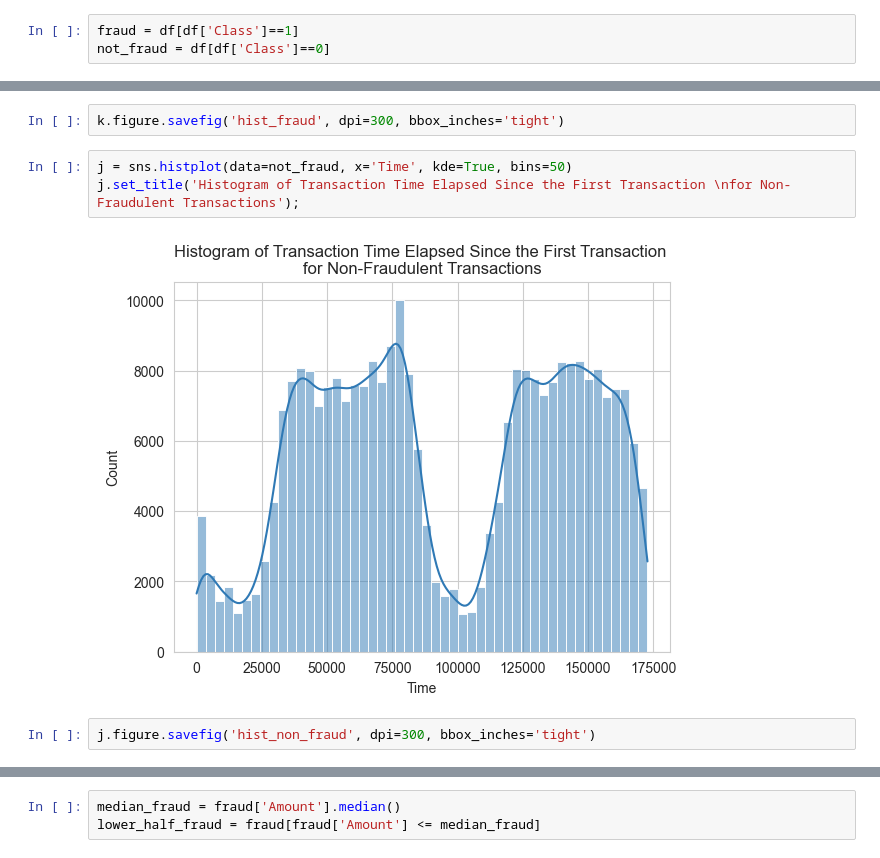
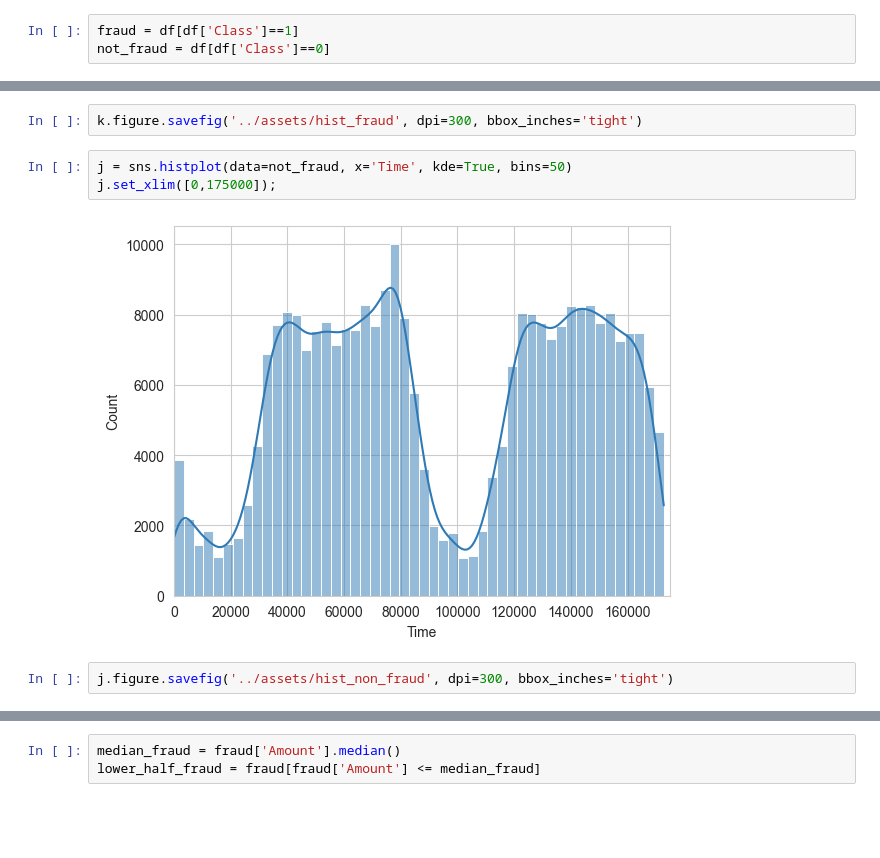
Before and after one commit to AThompson04/credit-card-fraud-detection, a Jupyter notebook: notebooks/eda_and_data_cleaning.ipynb, the cells around one changed output, grey strips where cells are left out. Saved outputs shown, nothing was run; the diff lists cells and outputs as text; blank space fills up the shorter version.

```diff
--- a/notebooks/eda_and_data_cleaning.ipynb
+++ b/notebooks/eda_and_data_cleaning.ipynb
@@ -148,9 +130,9 @@ k.set_title('Histogram of Transaction Time Elapsed Since the First Transaction \
 # %%
-k.figure.savefig('hist_fraud', dpi=300, bbox_inches='tight')
+k.figure.savefig('../assets/hist_fraud', dpi=300, bbox_inches='tight')
 # %%
 j = sns.histplot(data=not_fraud, x='Time', kde=True, bins=50)
-j.set_title('Histogram of Transaction Time Elapsed Since the First Transaction \nfor Non-Fraudulent Transactions');
+j.set_xlim([0,175000]);
 # %% [output]
-[figure, old version]
+[figure, new version]
 # %%
-j.figure.savefig('hist_non_fraud', dpi=300, bbox_inches='tight')
+j.figure.savefig('../assets/hist_non_fraud', dpi=300, bbox_inches='tight')
```
Also changed, not shown: parts of 37 cells of this notebook, 10 other files.
